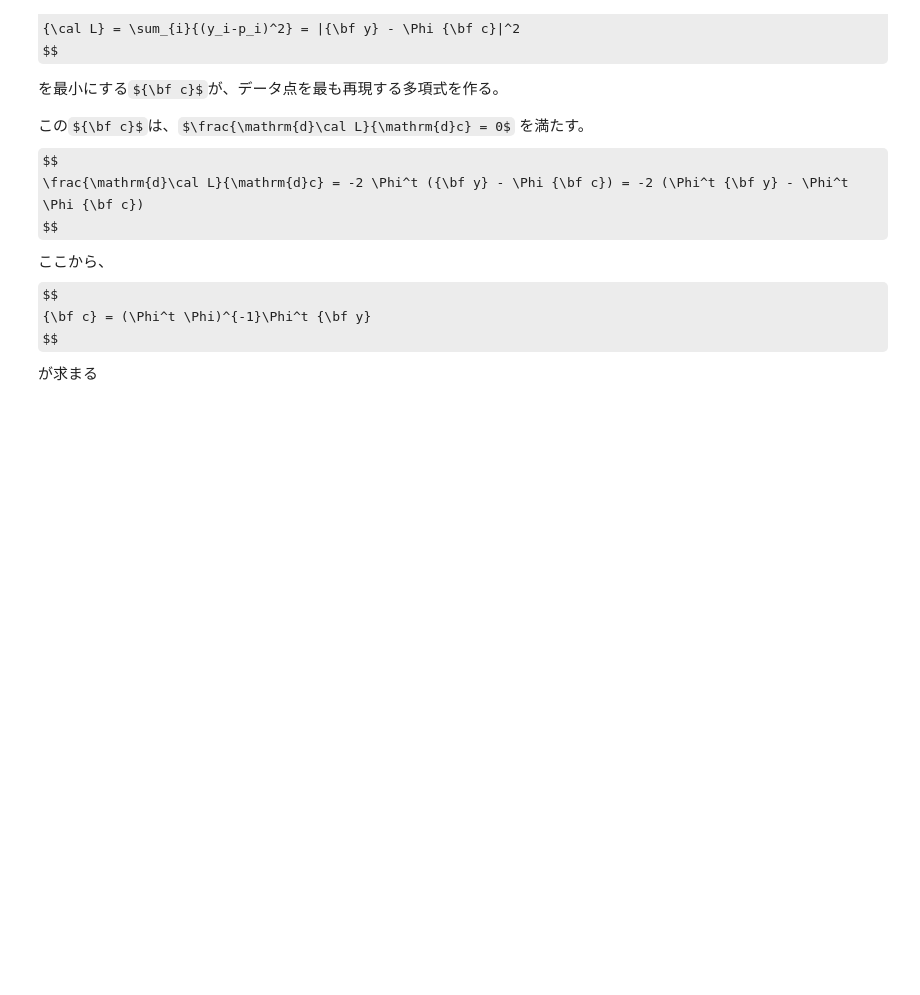
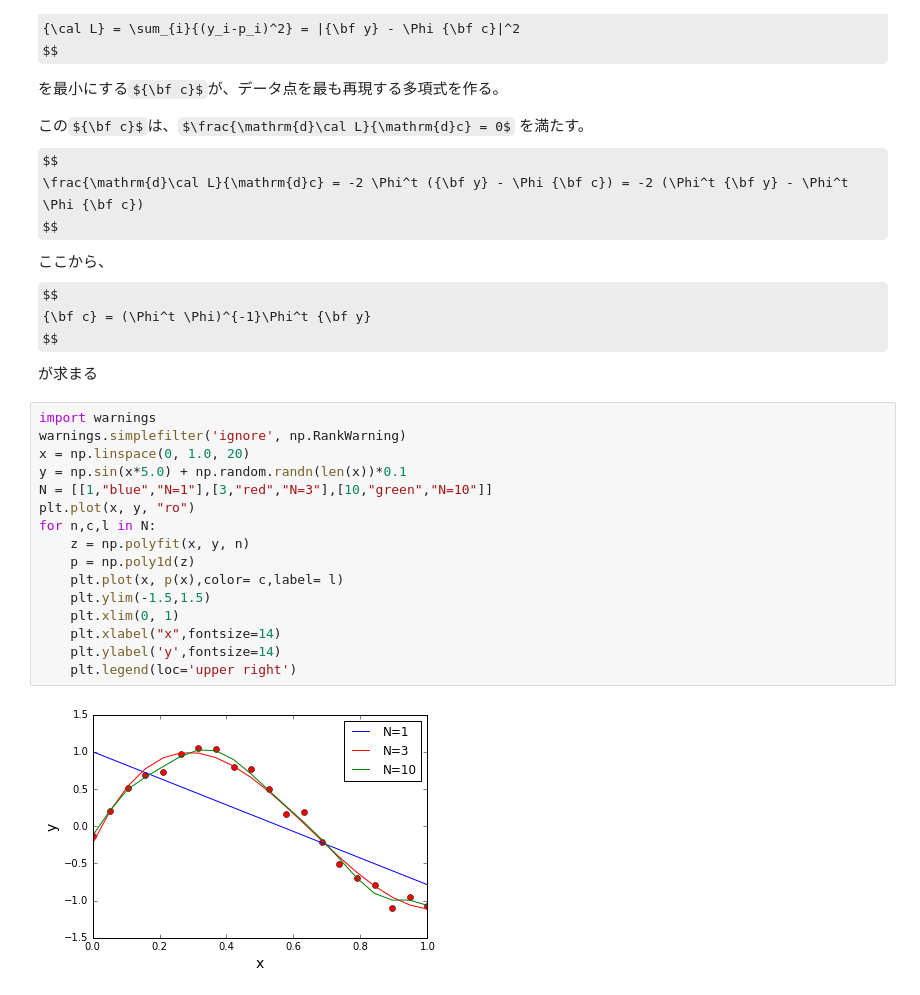
Before and after one commit to fujii-team/Tutorials, a Jupyter notebook: tutorial2.ipynb, the cells around one changed output. Drawn from its saved outputs; the diff is of its cells as text; some formulas as TeX source; blank space fills up the shorter version.

```diff
--- a/tutorial2.ipynb
+++ b/tutorial2.ipynb
@@ -160,3 +160,21 @@ $$
 {\bf c} = (\Phi^t \Phi)^{-1}\Phi^t {\bf y}
 $$
 が求まる
+# %%
+import warnings
+warnings.simplefilter('ignore', np.RankWarning)
+x = np.linspace(0, 1.0, 20)
+y = np.sin(x*5.0) + np.random.randn(len(x))*0.1
+N = [[1,"blue","N=1"],[3,"red","N=3"],[10,"green","N=10"]]
+plt.plot(x, y, "ro")
+for n,c,l in N:
+    z = np.polyfit(x, y, n)
+    p = np.poly1d(z)
+    plt.plot(x, p(x),color= c,label= l)
+    plt.ylim(-1.5,1.5)
+    plt.xlim(0, 1)
+    plt.xlabel("x",fontsize=14)
+    plt.ylabel('y',fontsize=14)
+    plt.legend(loc='upper right')
+# %% [output]
+[figure, added]
```
